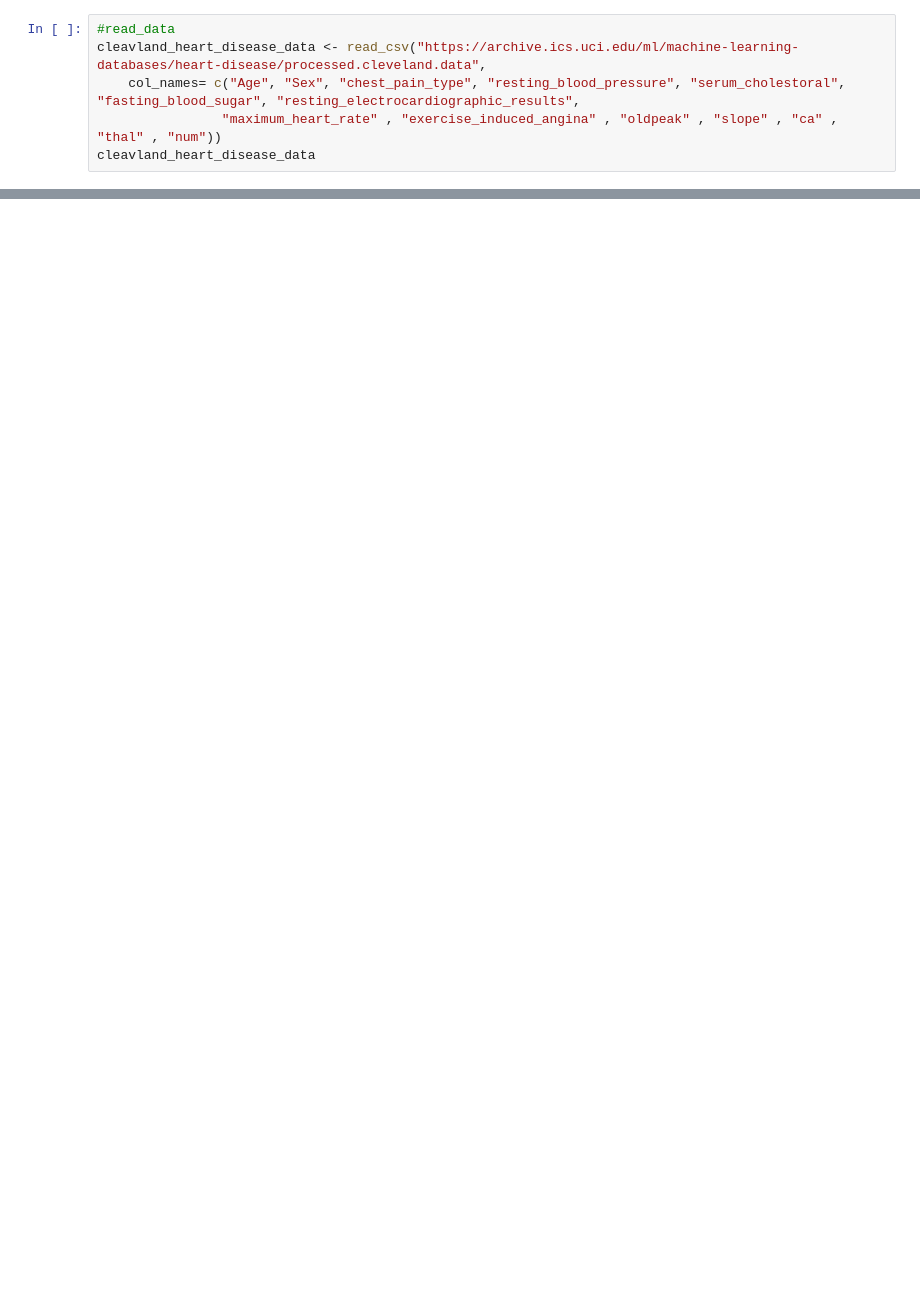
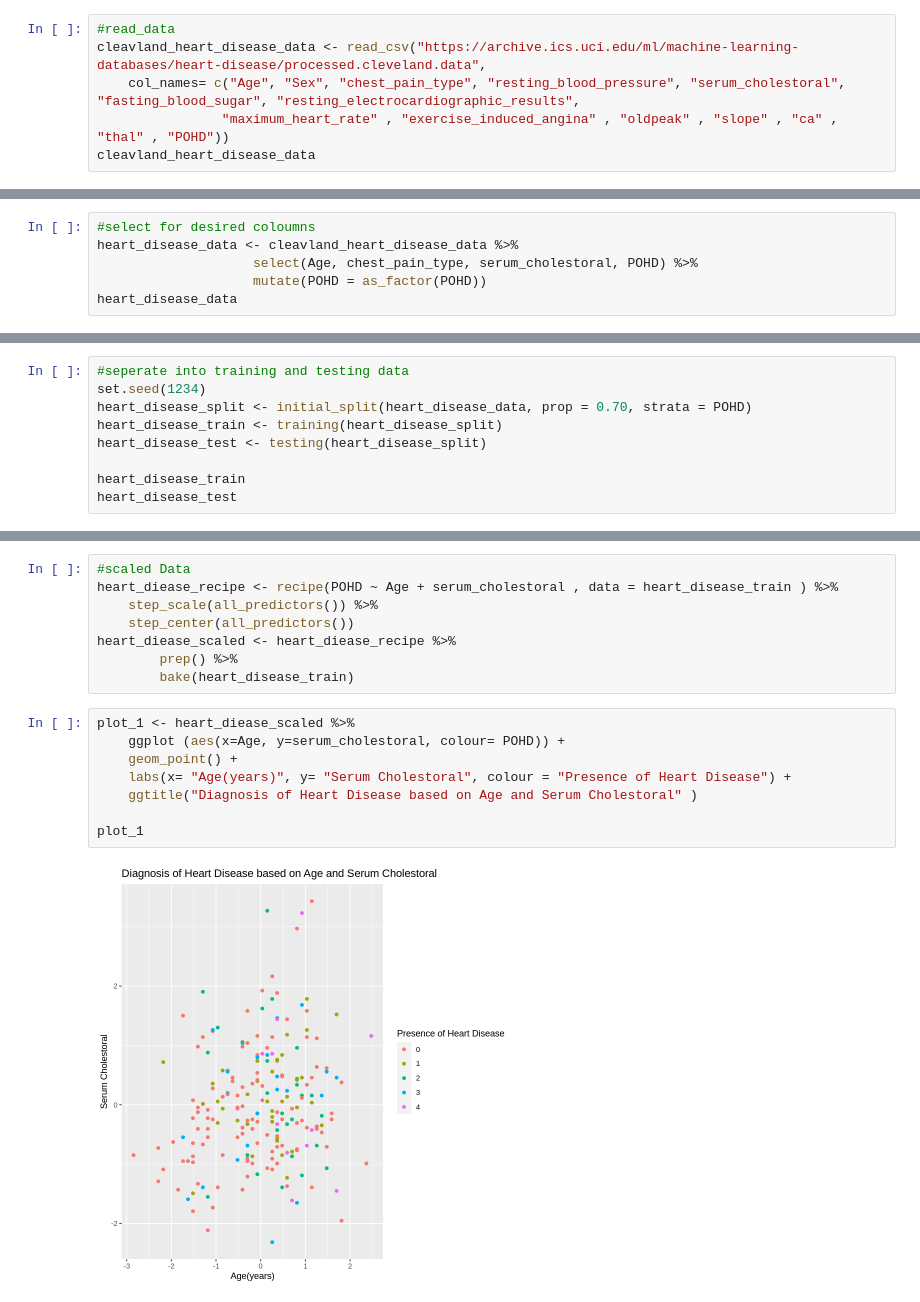
Before and after one commit to JahnaviChen/Heart-Disease, a Jupyter notebook: Heart Disease.ipynb, the cells around one changed output, grey strips where cells are left out. Cells and saved outputs as stored; diff of their text form; blank space fills up the shorter version.

Commit message:
Code for heart stuff

```diff
--- a/Heart Disease.ipynb
+++ b/Heart Disease.ipynb
@@ -30,7 +31,7 @@ Warning message:
 #read_data
 cleavland_heart_disease_data <- read_csv("https://archive.ics.uci.edu/ml/machine-learning-databases/heart-disease/processed.cleveland.data",
     col_names= c("Age", "Sex", "chest_pain_type", "resting_blood_pressure", "serum_cholestoral", "fasting_blood_sugar", "resting_electrocardiographic_results",
-                "maximum_heart_rate" , "exercise_induced_angina" , "oldpeak" , "slope" , "ca" , "thal" , "num"))
+                "maximum_heart_rate" , "exercise_induced_angina" , "oldpeak" , "slope" , "ca" , "thal" , "POHD"))
 cleavland_heart_disease_data
 # %% [output]
 Parsed with column specification:
@@ -64,0 +64,6 @@ hi
+# %%
+#select for desired coloumns
+heart_disease_data <- cleavland_heart_disease_data %>%
+                    select(Age, chest_pain_type, serum_cholestoral, POHD) %>%
+                    mutate(POHD = as_factor(POHD))
+heart_disease_data
@@ -64,0 +81,9 @@ hi
+# %%
+#seperate into training and testing data
+set.seed(1234)
+heart_disease_split <- initial_split(heart_disease_data, prop = 0.70, strata = POHD)
+heart_disease_train <- training(heart_disease_split)
+heart_disease_test <- testing(heart_disease_split)
+
+heart_disease_train
+heart_disease_test
@@ -64,0 +111,18 @@ hi
+# %%
+#scaled Data
+heart_diease_recipe <- recipe(POHD ~ Age + serum_cholestoral , data = heart_disease_train ) %>%
+    step_scale(all_predictors()) %>%
+    step_center(all_predictors())
+heart_diease_scaled <- heart_diease_recipe %>%
+        prep() %>%
+        bake(heart_disease_train)
+# %%
+plot_1 <- heart_diease_scaled %>%
+    ggplot (aes(x=Age, y=serum_cholestoral, colour= POHD)) +
+    geom_point() +
+    labs(x= "Age(years)", y= "Serum Cholestoral", colour = "Presence of Heart Disease") +
+    ggtitle("Diagnosis of Heart Disease based on Age and Serum Cholestoral" )
+
+plot_1
+# %% [output]
+[figure, added]
```
Also changed, not shown: parts of 5 cells of this notebook.
